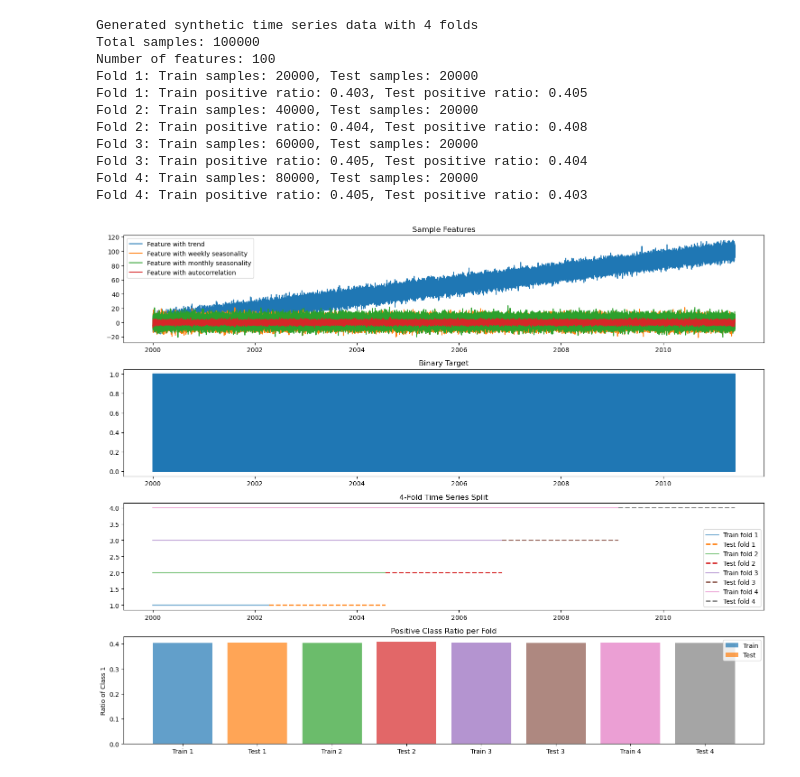
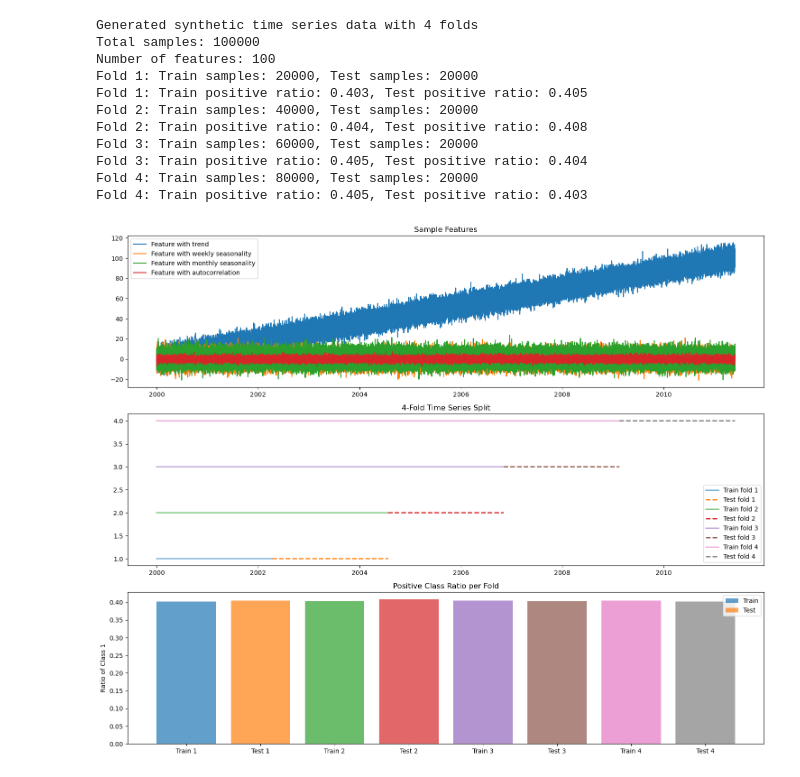
Before and after one commit to jimthompson5802/spark_sandbox, a Jupyter notebook: jupyter_notebooks/create_time_series_training_data.ipynb, the cells around one changed output. Saved outputs shown, nothing was run; the diff lists cells and outputs as text; code cells hidden in the pictures.

Commit message:
updated synthetic data plot

```diff
--- a/jupyter_notebooks/create_time_series_training_data.ipynb
+++ b/jupyter_notebooks/create_time_series_training_data.ipynb
@@ -76,7 +76,7 @@ tscv = TimeSeriesSplit(n_splits=4)
 plt.figure(figsize=(15, 12))
 
 # Plot a few representative features
-plt.subplot(4, 1, 1)
+plt.subplot(3, 1, 1)
 plt.plot(df['date'], df['feature_0'], label='Feature with trend')
 plt.plot(df['date'], df['feature_1'], label='Feature with weekly seasonality')
 plt.plot(df['date'], df['feature_2'], label='Feature with monthly seasonality')
@@ -84,13 +84,8 @@ plt.plot(df['date'], df['feature_3'], label='Feature with autocorrelation')
 plt.legend()
 plt.title('Sample Features')
 
-# Plot target
-plt.subplot(4, 1, 2)
-plt.step(df['date'], df['target'], label='Target')
-plt.title('Binary Target')
-
 # Plot the folds
-plt.subplot(4, 1, 3)
+plt.subplot(3, 1, 2)
 for i, (train_idx, test_idx) in enumerate(tscv.split(df)):
     train_fold = np.zeros(len(df))
     train_fold[train_idx] = i + 1
@@ -106,7 +101,7 @@ plt.title('4-Fold Time Series Split')
 plt.legend()
 
 # Add class distribution visualization
-plt.subplot(4, 1, 4)
+plt.subplot(3, 1, 3)
 for i, (train_idx, test_idx) in enumerate(tscv.split(df)):
     train_pos_ratio = df['target'].iloc[train_idx].mean()
     test_pos_ratio = df['target'].iloc[test_idx].mean()
@@ -125,31 +120,31 @@ df.to_parquet(os.path.join(DATA_DIR,'synthetic_timeseries_all.parquet'), index=F
 print("Generated synthetic time series data with 4 folds")
 print(f"Total samples: {len(df)}")
 print(f"Number of features: {len(df.columns) - 2}")  # -2 for date and target
 
 # Write each fold to separate files
 for i, (train_idx, test_idx) in enumerate(tscv.split(df)):
     train_df = df.iloc[train_idx]
     test_df = df.iloc[test_idx]
 
     train_df.to_parquet(os.path.join(DATA_DIR, f'ts_fold_{i+1}_train.parquet'), index=False)
     test_df.to_parquet(os.path.join(DATA_DIR, f'ts_fold_{i+1}_test.parquet'), index=False)
 
     print(f"Fold {i+1}: Train samples: {len(train_df)}, Test samples: {len(test_df)}")
     print(f"Fold {i+1}: Train positive ratio: {train_df['target'].mean():.3f}, Test positive ratio: {test_df['target'].mean():.3f}")
 
 plt.tight_layout()
 plt.savefig('/home/jovyan/images/synthetic_timeseries_visualization.png')
 plt.show()
 # %% [output]
 Generated synthetic time series data with 4 folds
 Total samples: 100000
 Number of features: 100
 Fold 1: Train samples: 20000, Test samples: 20000
 Fold 1: Train positive ratio: 0.403, Test positive ratio: 0.405
 Fold 2: Train samples: 40000, Test samples: 20000
 Fold 2: Train positive ratio: 0.404, Test positive ratio: 0.408
 Fold 3: Train samples: 60000, Test samples: 20000
 Fold 3: Train positive ratio: 0.405, Test positive ratio: 0.404
 Fold 4: Train samples: 80000, Test samples: 20000
 Fold 4: Train positive ratio: 0.405, Test positive ratio: 0.403
-[figure, old version]
+[figure, new version]
```
Also changed, not shown: 1 other file.
